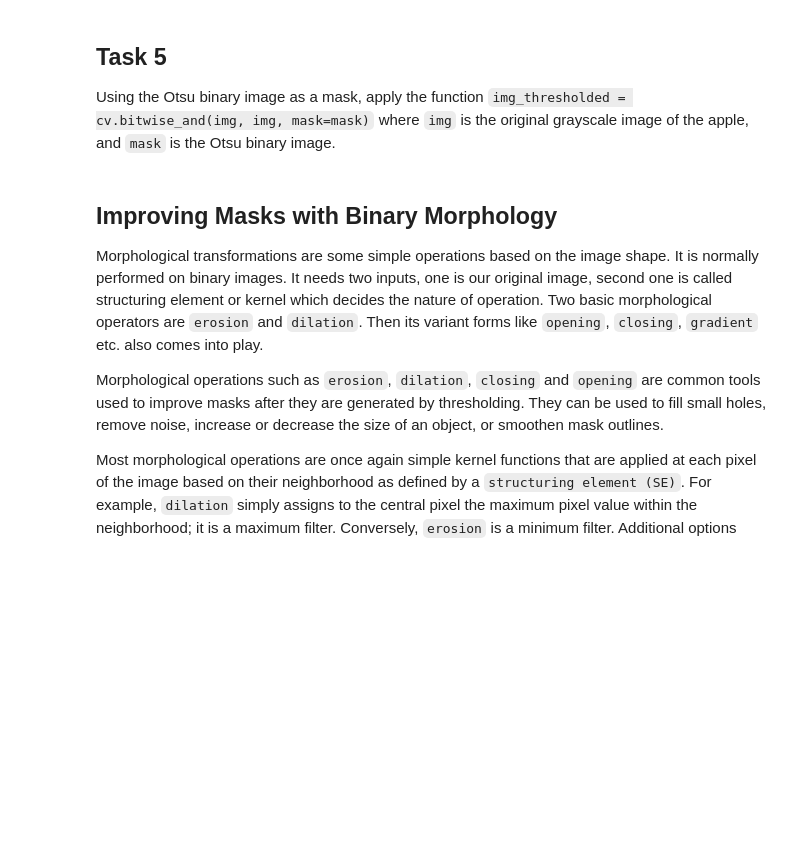
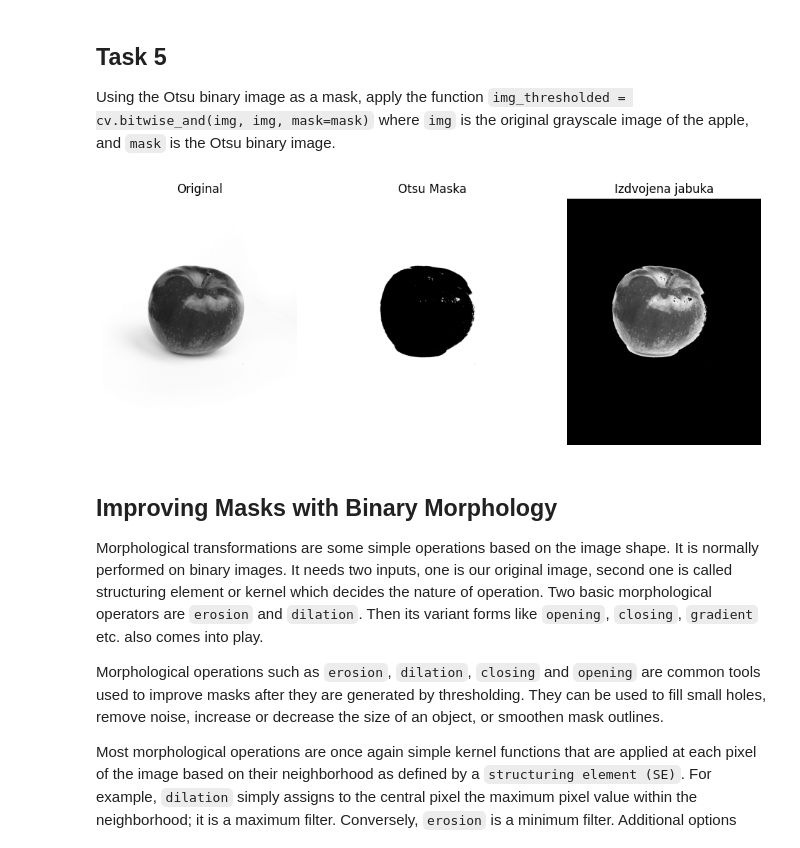
Before and after one commit to aljubic1/RacunalniVid_lab, a Jupyter notebook: lab3.ipynb, the cells around one changed output. Saved outputs shown, nothing was run; the diff lists cells and outputs as text; code cells hidden in the pictures; blank space fills up the shorter version.

```diff
--- a/lab3.ipynb
+++ b/lab3.ipynb
@@ -160,6 +191,40 @@ Such a binary image can be used as a **mask** for the original image. A mask is
 ## Task 5
 
 Using the Otsu binary image as a mask, apply the function `img_thresholded = cv.bitwise_and(img, img, mask=mask)` where `img` is the original grayscale image of the apple, and `mask` is the Otsu binary image.
+# %%
+# 1. Koristimo 'th' iz prethodnog zadatka kao masku
+mask = th
+
+# 2. Primijenimo bitwise_and operaciju
+# img je originalna siva slika
+# mask je Otsu binarna slika
+img_thresholded = cv2.bitwise_and(img, img, mask=mask)
+
+# 3. Prikaz rezultata
+plt.figure(figsize=(12, 5))
+
+plt.subplot(1, 3, 1)
+plt.imshow(img, cmap='gray')
+plt.title("Original")
+plt.axis('off')
+
+plt.subplot(1, 3, 2)
+plt.imshow(mask, cmap='gray')
+plt.title("Otsu Maska")
+plt.axis('off')
+# Invertiraj masku: bijelo postaje crno, crno postaje bijelo
+mask_inv = cv2.bitwise_not(th)
+# Sada koristi mask_inv
+img_thresholded = cv2.bitwise_and(img, img, mask=mask_inv)
+
+plt.subplot(1, 3, 3)
+plt.imshow(img_thresholded, cmap='gray')
+plt.title("Izdvojena jabuka")
+plt.axis('off')
+
+plt.show()
+# %% [output]
+[figure, added]
 # %% [markdown]
 ## Improving Masks with Binary Morphology
 
```
Also changed, not shown: parts of 2 cells of this notebook.
